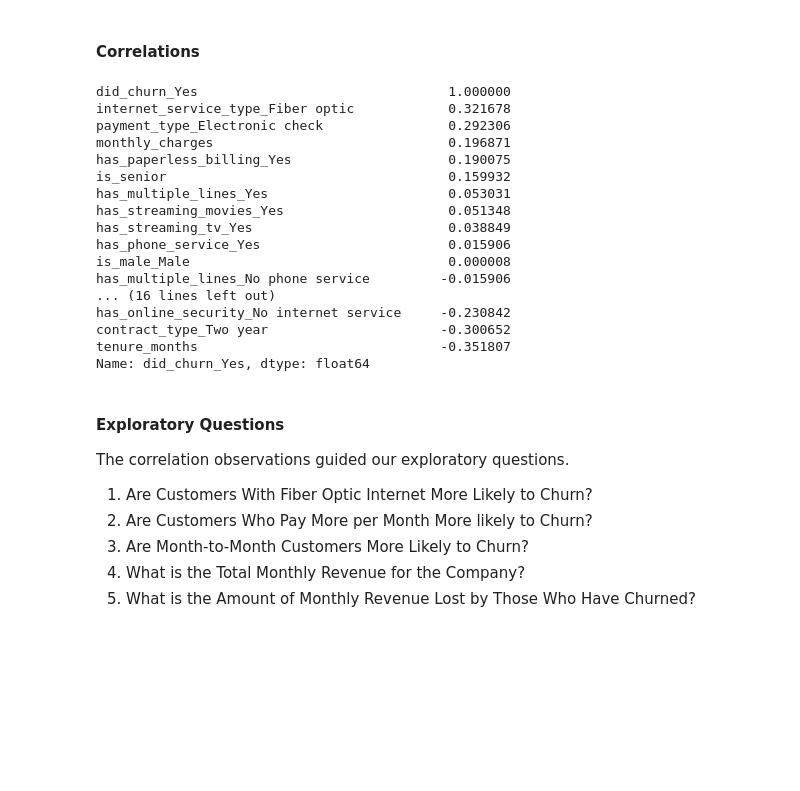
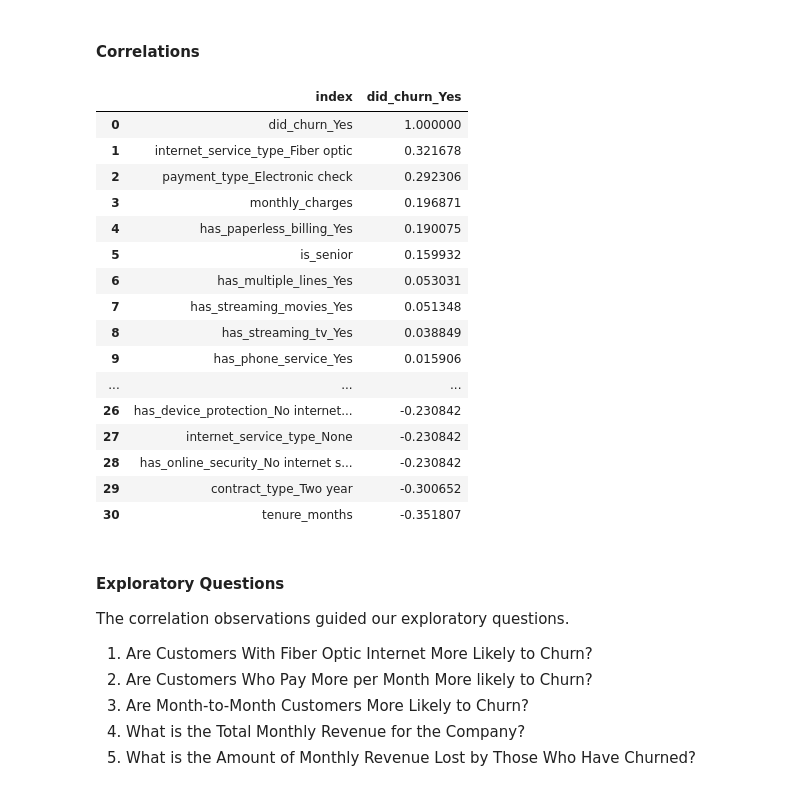
Before and after one commit to rachelrobbinsmayhill/classification-project, a Jupyter notebook: Churn_Report.ipynb, the cells around one changed output. Cells and saved outputs as stored; diff of their text form; code cells hidden in the pictures; blank space fills up the shorter version.

```diff
--- a/Churn_Report.ipynb
+++ b/Churn_Report.ipynb
@@ -178,25 +178,25 @@ ________
 # %%
 df_corr = train.corr().reset_index()
 corr_matrix = train.corr()
-print(corr_matrix["did_churn_Yes"].sort_values(ascending=False))
+corr_matrix["did_churn_Yes"].sort_values(ascending=False).reset_index().style.background_gradient('coolwarm_r', vmin = -1, vmax = 1)
 # %% [output]
-did_churn_Yes                                1.000000
-internet_service_type_Fiber optic            0.321678
-payment_type_Electronic check                0.292306
-monthly_charges                              0.196871
-has_paperless_billing_Yes                    0.190075
-is_senior                                    0.159932
-has_multiple_lines_Yes                       0.053031
-has_streaming_movies_Yes                     0.051348
-has_streaming_tv_Yes                         0.038849
-has_phone_service_Yes                        0.015906
-is_male_Male                                 0.000008
-has_multiple_lines_No phone service         -0.015906
-... (16 lines left out)
-has_online_security_No internet service     -0.230842
-contract_type_Two year                      -0.300652
-tenure_months                               -0.351807
-Name: did_churn_Yes, dtype: float64
+|  | index | did_churn_Yes |
+| 0 | did_churn_Yes | 1.000000 |
+| 1 | internet_service_type_Fiber optic | 0.321678 |
+| 2 | payment_type_Electronic check | 0.292306 |
+| 3 | monthly_charges | 0.196871 |
+| 4 | has_paperless_billing_Yes | 0.190075 |
+| 5 | is_senior | 0.159932 |
+| 6 | has_multiple_lines_Yes | 0.053031 |
+| 7 | has_streaming_movies_Yes | 0.051348 |
+| 8 | has_streaming_tv_Yes | 0.038849 |
+| 9 | has_phone_service_Yes | 0.015906 |
+| ... | ... | ... |
+| 26 | has_device_protection_No internet... | -0.230842 |
+| 27 | internet_service_type_None | -0.230842 |
+| 28 | has_online_security_No internet s... | -0.230842 |
+| 29 | contract_type_Two year | -0.300652 |
+| 30 | tenure_months | -0.351807 |
 # %% [markdown]
 #### Exploratory Questions
 The correlation observations guided our exploratory questions.
```
Also changed, not shown: parts of 12 cells of this notebook.
